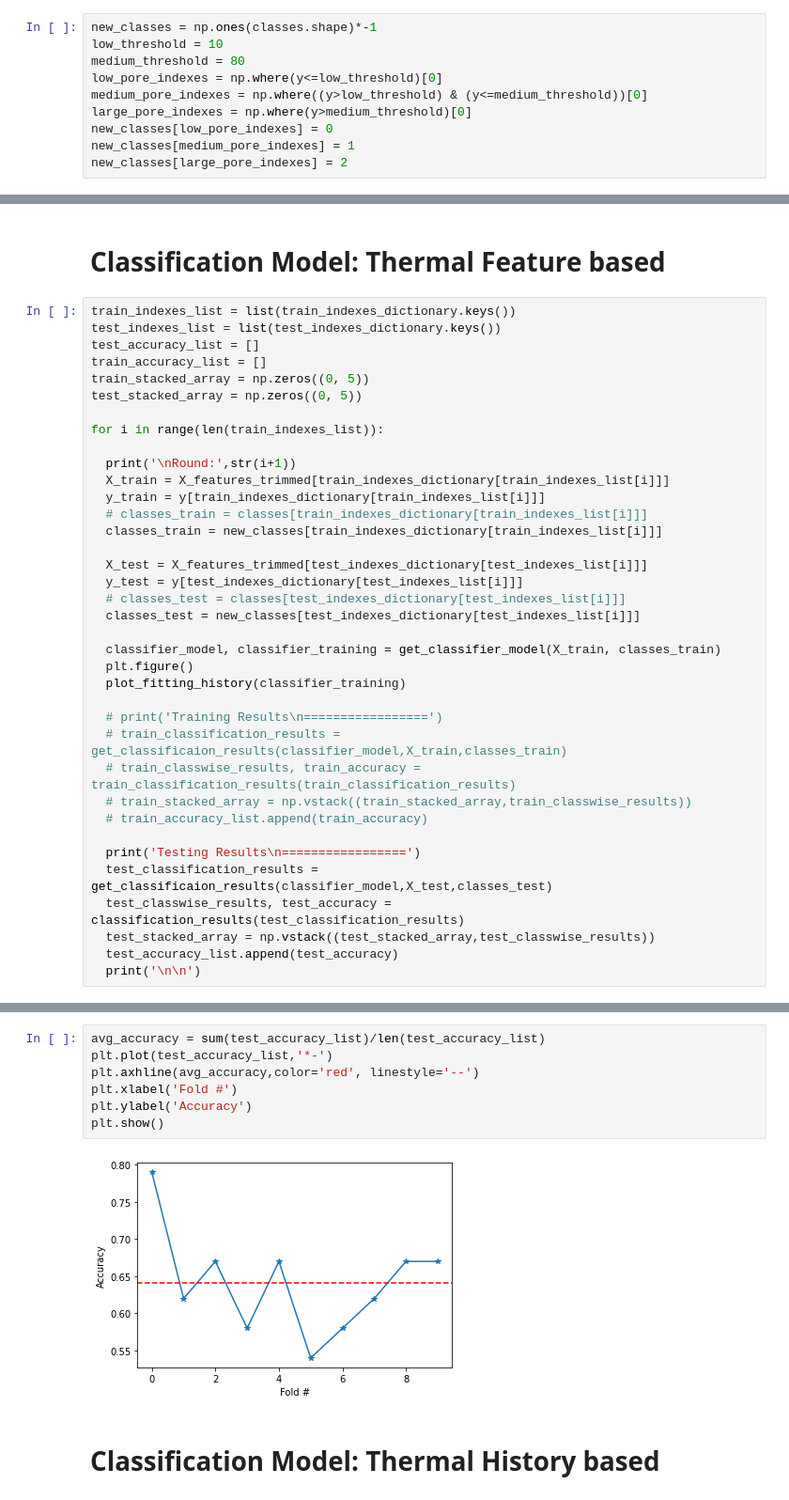
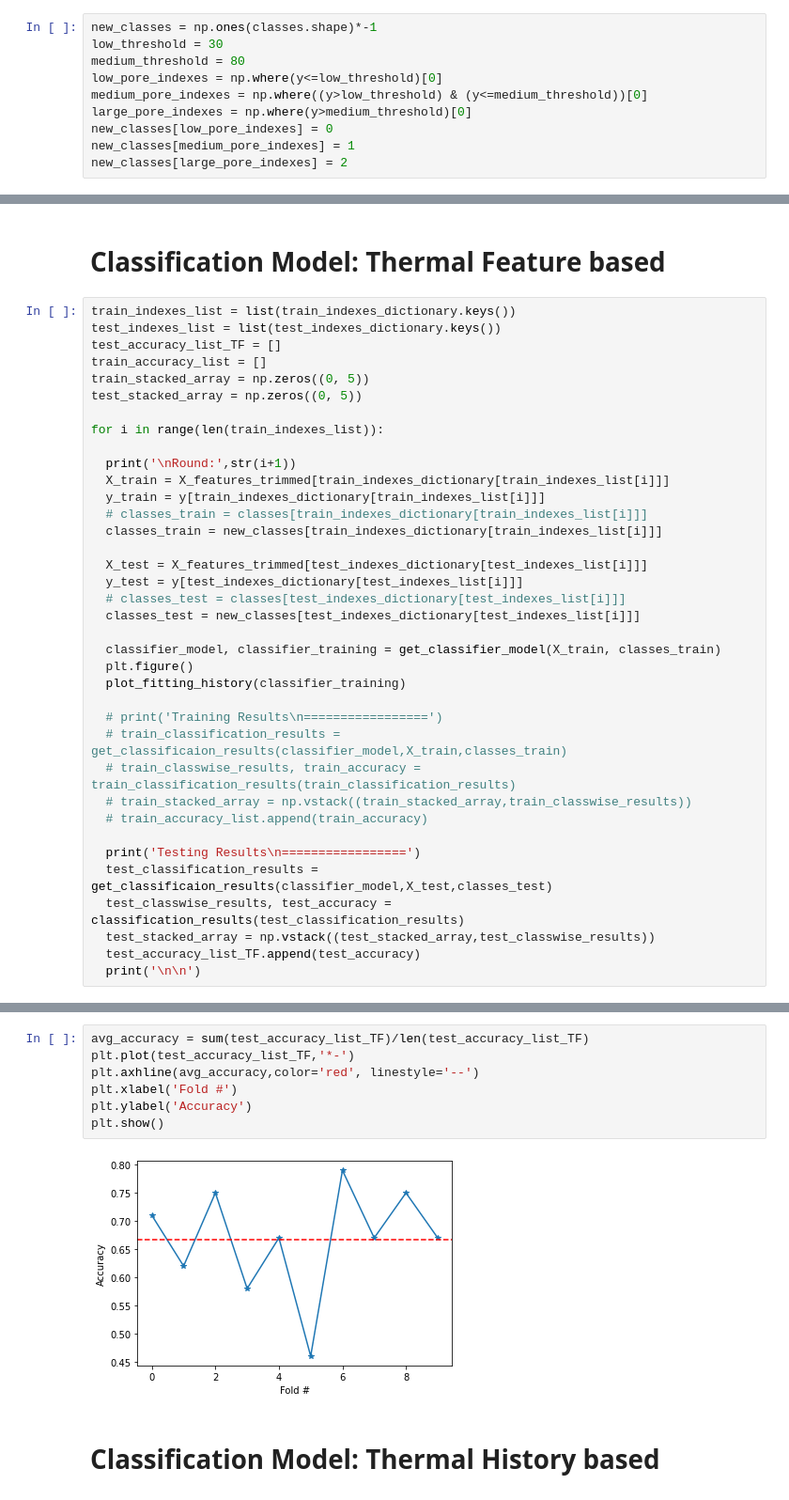
Before and after one commit to nazmulhasan202/WIP_NoteBooks, a Jupyter notebook: Classification of Porosity Level.ipynb, the cells around one changed output, grey strips where cells are left out. Shown at 94% size. Saved outputs shown, nothing was run; the diff lists cells and outputs as text.

```diff
--- a/Classification of Porosity Level.ipynb
+++ b/Classification of Porosity Level.ipynb
@@ -434,7 +431,7 @@ train_data_9_indexes
 train_data_10_indexes
 # %%
 new_classes = np.ones(classes.shape)*-1
-low_threshold = 10
+low_threshold = 30
 medium_threshold = 80
 low_pore_indexes = np.where(y<=low_threshold)[0]
 medium_pore_indexes = np.where((y>low_threshold) & (y<=medium_threshold))[0]
@@ -484,7 +481,7 @@ def classification_results(string):
 # %%
 train_indexes_list = list(train_indexes_dictionary.keys())
 test_indexes_list = list(test_indexes_dictionary.keys())
-test_accuracy_list = []
+test_accuracy_list_TF = []
 train_accuracy_list = []
 train_stacked_array = np.zeros((0, 5))
 test_stacked_array = np.zeros((0, 5))
@@ -516,7 +513,7 @@ for i in range(len(train_indexes_list)):
   test_classification_results = get_classificaion_results(classifier_model,X_test,classes_test)
   test_classwise_results, test_accuracy = classification_results(test_classification_results)
   test_stacked_array = np.vstack((test_stacked_array,test_classwise_results))
-  test_accuracy_list.append(test_accuracy)
+  test_accuracy_list_TF.append(test_accuracy)
   print('\n\n')
 # %% [output]
 Round: 1
@@ -639,12 +653,12 @@ df_test_results.to_csv('Thermal feature based results [10-80] thresholds.csv', i
 # %%
-avg_accuracy = sum(test_accuracy_list)/len(test_accuracy_list)
-plt.plot(test_accuracy_list,'*-')
+avg_accuracy = sum(test_accuracy_list_TF)/len(test_accuracy_list_TF)
+plt.plot(test_accuracy_list_TF,'*-')
 plt.axhline(avg_accuracy,color='red', linestyle='--')
 plt.xlabel('Fold #')
 plt.ylabel('Accuracy')
 plt.show()
 # %% [output]
-[figure, old version]
+[figure, new version]
 # %% [markdown]
 # Classification Model: Thermal History based
 # %%
```
Also changed, not shown: parts of 13 cells of this notebook, 2 other files.
